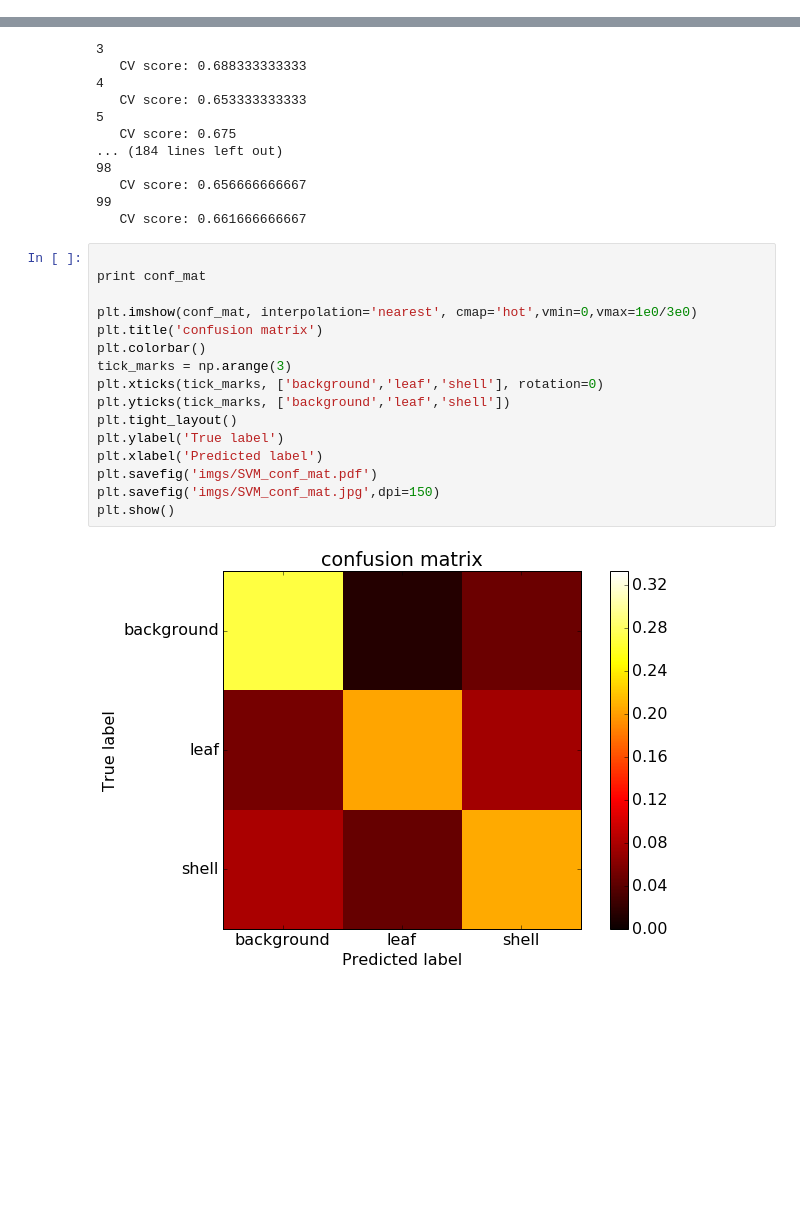
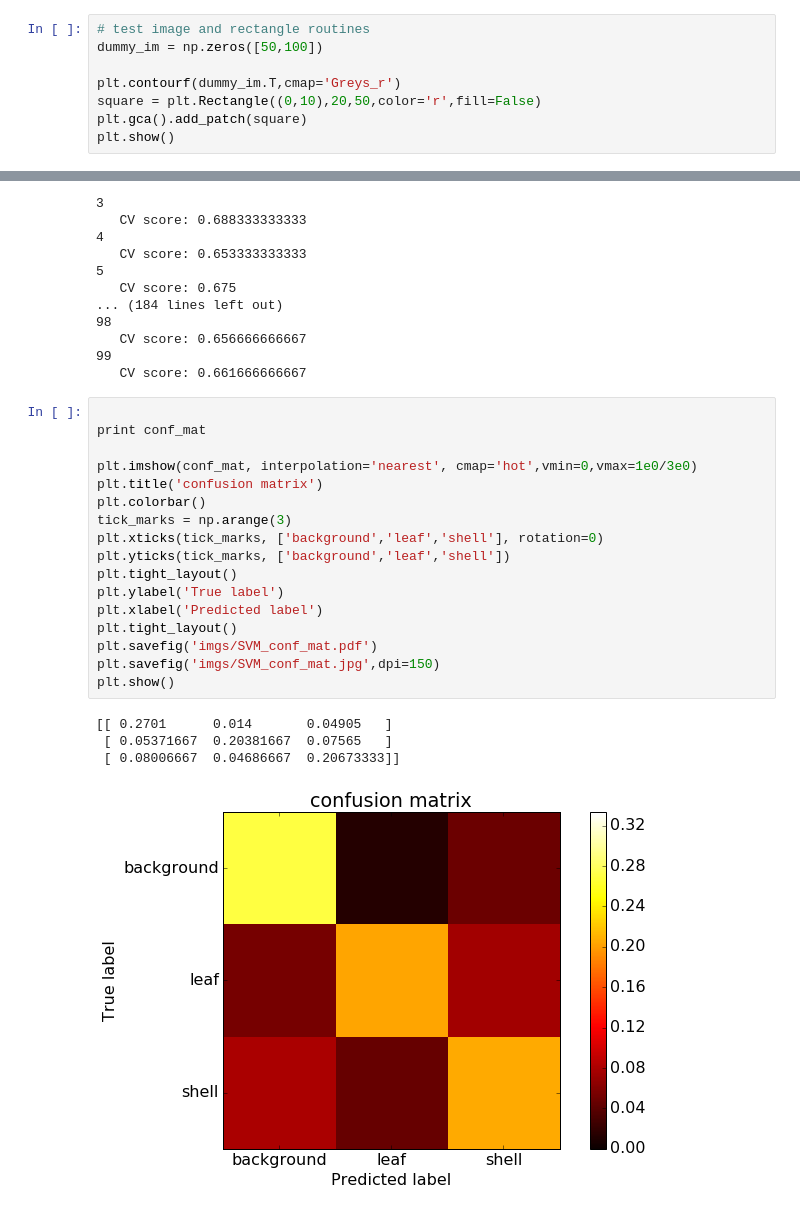
Before and after one commit to brown-ccv/bud_segment, a Jupyter notebook: leaf_volume_HOG.ipynb, the cells around one changed output, grey strips where cells are left out. Saved outputs shown, nothing was run; the diff lists cells and outputs as text; blank space fills up the shorter version.

```diff
--- a/leaf_volume_HOG.ipynb
+++ b/leaf_volume_HOG.ipynb
@@ -205,0 +144,8 @@ print np.shape(X),np.shape(Y)
+# %%
+# test image and rectangle routines
+dummy_im = np.zeros([50,100])
+
+plt.contourf(dummy_im.T,cmap='Greys_r')
+square = plt.Rectangle((0,10),20,50,color='r',fill=False)
+plt.gca().add_patch(square)
+plt.show()
@@ -428,18 +521,22 @@ conf_mat = conf_mat/(3000*0.2*100)
 # %%
 
 print conf_mat
 
 plt.imshow(conf_mat, interpolation='nearest', cmap='hot',vmin=0,vmax=1e0/3e0)
 plt.title('confusion matrix')
 plt.colorbar()
 tick_marks = np.arange(3)
 plt.xticks(tick_marks, ['background','leaf','shell'], rotation=0)
 plt.yticks(tick_marks, ['background','leaf','shell'])
 plt.tight_layout()
 plt.ylabel('True label')
 plt.xlabel('Predicted label')
+plt.tight_layout()
 plt.savefig('imgs/SVM_conf_mat.pdf')
 plt.savefig('imgs/SVM_conf_mat.jpg',dpi=150)
 plt.show()
 # %% [output]
+[[ 0.2701      0.014       0.04905   ]
+ [ 0.05371667  0.20381667  0.07565   ]
+ [ 0.08006667  0.04686667  0.20673333]]
-[figure, old version]
+[figure, new version]
```
Also changed, not shown: parts of 4 cells of this notebook, 18 other files.
